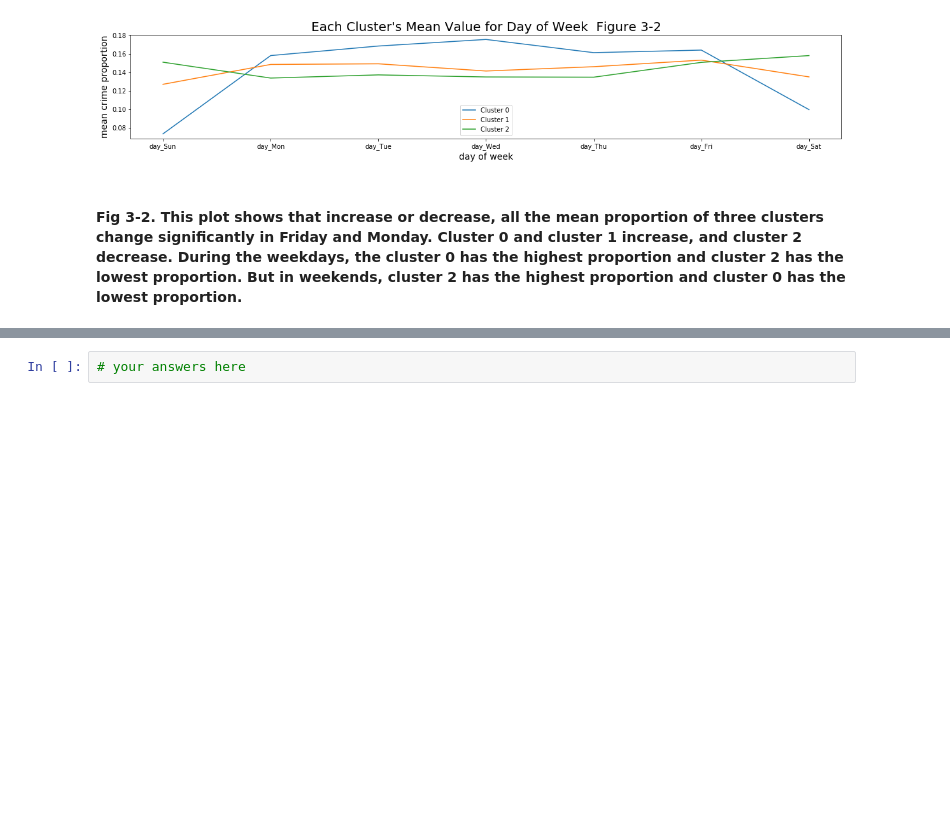
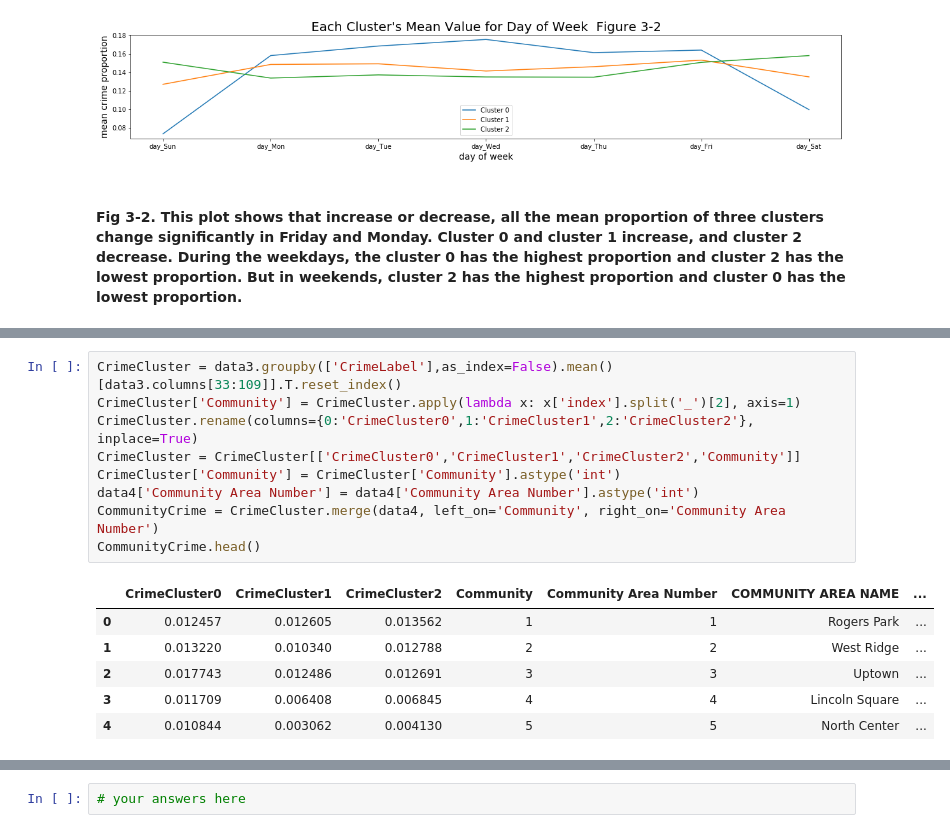
Before and after one commit to Mingyi1995/machine_learning_for_cities, a Jupyter notebook: HW3/MLC HW 3.ipynb, the cells around one changed output, grey strips where cells are left out. Cells and saved outputs as stored; diff of their text form; blank space fills up the shorter version.

```diff
--- a/HW3/MLC HW 3.ipynb
+++ b/HW3/MLC HW 3.ipynb
@@ -292,0 +313,16 @@ data4.head()
+# %%
+CrimeCluster = data3.groupby(['CrimeLabel'],as_index=False).mean()[data3.columns[33:109]].T.reset_index()
+CrimeCluster['Community'] = CrimeCluster.apply(lambda x: x['index'].split('_')[2], axis=1)
+CrimeCluster.rename(columns={0:'CrimeCluster0',1:'CrimeCluster1',2:'CrimeCluster2'}, inplace=True)
+CrimeCluster = CrimeCluster[['CrimeCluster0','CrimeCluster1','CrimeCluster2','Community']]
+CrimeCluster['Community'] = CrimeCluster['Community'].astype('int')
+data4['Community Area Number'] = data4['Community Area Number'].astype('int')
+CommunityCrime = CrimeCluster.merge(data4, left_on='Community', right_on='Community Area Number')
+CommunityCrime.head()
+# %% [output]
+|  | CrimeCluster0 | CrimeCluster1 | CrimeCluster2 | Community | Community Area Number | COMMUNITY AREA NAME | ... |
+| 0 | 0.012457 | 0.012605 | 0.013562 | 1 | 1 | Rogers Park | ... |
+| 1 | 0.013220 | 0.010340 | 0.012788 | 2 | 2 | West Ridge | ... |
+| 2 | 0.017743 | 0.012486 | 0.012691 | 3 | 3 | Uptown | ... |
+| 3 | 0.011709 | 0.006408 | 0.006845 | 4 | 4 | Lincoln Square | ... |
+| 4 | 0.010844 | 0.003062 | 0.004130 | 5 | 5 | North Center | ... |
```
Also changed, not shown: parts of 16 cells of this notebook.
